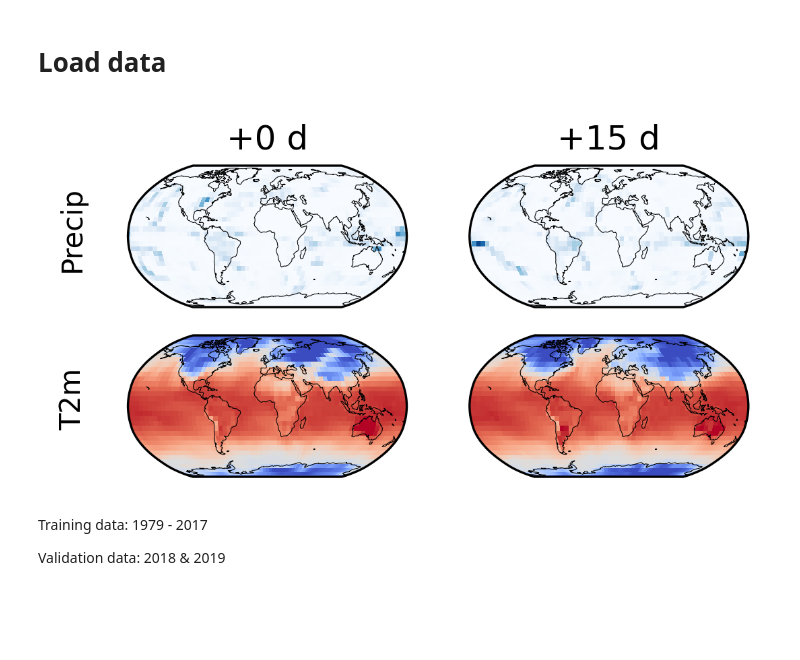
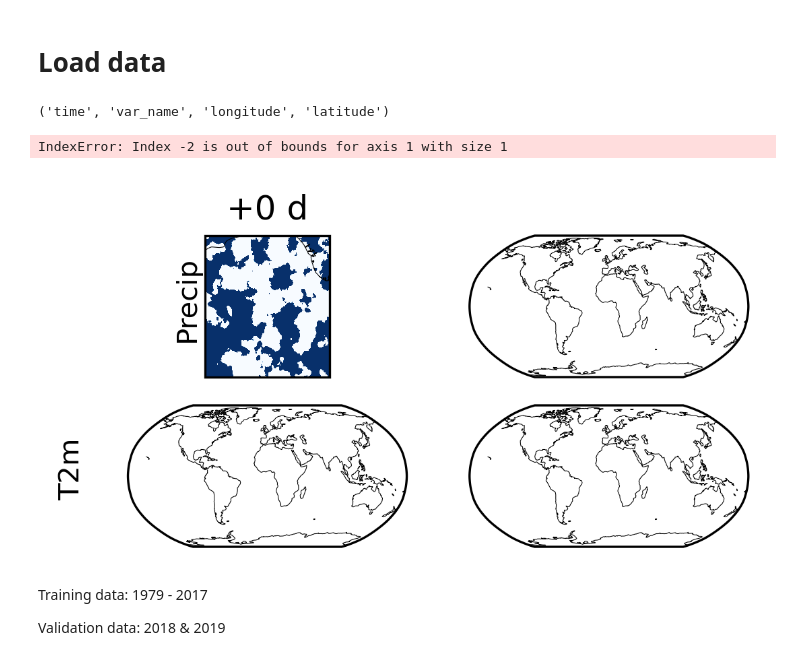
Before and after one commit to zelk-oss/forecasting, a Jupyter notebook: part2_DL_training.ipynb, the cells around one changed output. Cells and saved outputs as stored; diff of their text form; code cells hidden in the pictures; blank space fills up the shorter version.

Commit message:
batch size can be biggit add .  running testing for flow and started modifying det model from scratch

```diff
--- a/part2_DL_training.ipynb
+++ b/part2_DL_training.ipynb
@@ -42,7 +33,9 @@ n_layers = 4 # this will be used when calling the net
 # %% [markdown]
 # Load data
 # %%
-ds_train = xr.open_zarr("../data/sqg_train.zarr")["q"] # selecting q data from the dataset
+ds_train = xr.open_zarr("../data/sqg_train_small.zarr")["q"] # selecting q data from the dataset
+print(ds_train.dims)
+
 
 fig, ax = plt.subplots(
     ncols=2, nrows=2, figsize=(4, 2),
@@ -54,34 +47,36 @@ for axi in ax:
         axij.xaxis.set_visible(False)
         axij.yaxis.set_visible(False)
         axij.set_yticks([])
         axij.spines.left.set_visible(False)
         axij.spines.right.set_visible(False)
         axij.spines.bottom.set_visible(False)
         #axij.set_extent([-2_500_000, 2_000_000, -2_000_000, 2_500_000], ccrs.NorthPolarStereo())
         axij.add_feature(cartopy.feature.COASTLINE, zorder=98, lw=0.25) # we can add some features to the empty map.
         # in this case coastlines
         # one can also have lakes etc but only in the US
 
 # showing precipitation field on the first line of the plot
 ax[0, 0].text(x=-0.25, y=.55, s="Precip", rotation=90, transform=ax[0, 0].transAxes, ha="left", va="center")
 # showing Temperature at 2 meters. Moving down one block in the picture
 ax[1, 0].text(x=-0.25, y=.55, s="T2m", rotation=90, transform=ax[1, 0].transAxes, ha="left", va="center")
 
 # 60 times 6 hrs = (60/24)*6 days = 15 days
 for i, td in enumerate([0, 60]):
     ax[0, i].set_title("+{0:d} d".format(td//4))
     ax[0, i].pcolormesh( # for plotting gridded data on the map. Coloring by value.
         ds_train["longitude"], ds_train["latitude"], ds_train[td, -1].T,
         transform=ccrs.PlateCarree(), shading='nearest',
         cmap="Blues", vmin=0, vmax=0.02
     )
     ax[1, i].pcolormesh(
         ds_train["longitude"], ds_train["latitude"], ds_train[td, -2].T-273.15,
         transform=ccrs.PlateCarree(), shading='nearest',
         cmap="coolwarm", vmin=-30, vmax=30
     )
 # %% [output]
+('time', 'var_name', 'longitude', 'latitude')
+IndexError: Index -2 is out of bounds for axis 1 with size 1
-[figure, old version]
+[figure, new version]
 # %% [markdown]
 Training data: 1979 - 2017
 
```
Also changed, not shown: parts of 1 cell of this notebook.
